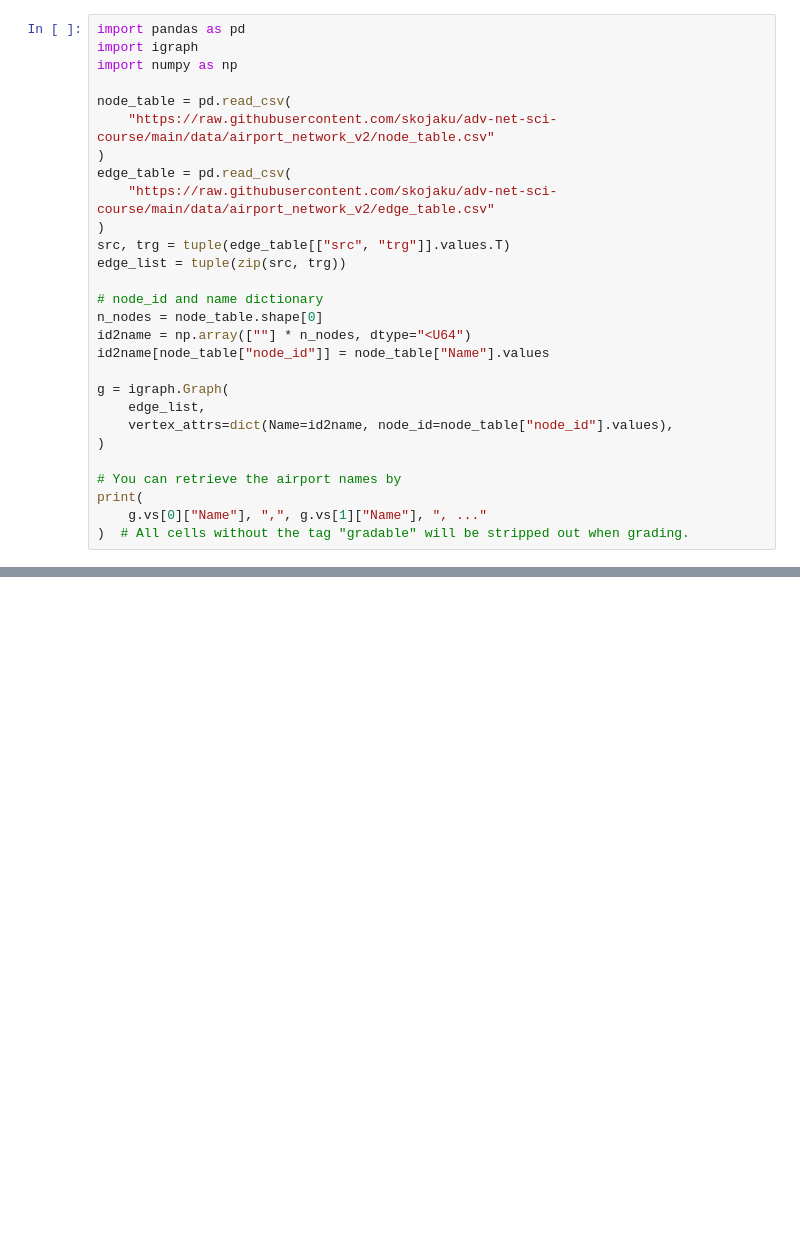
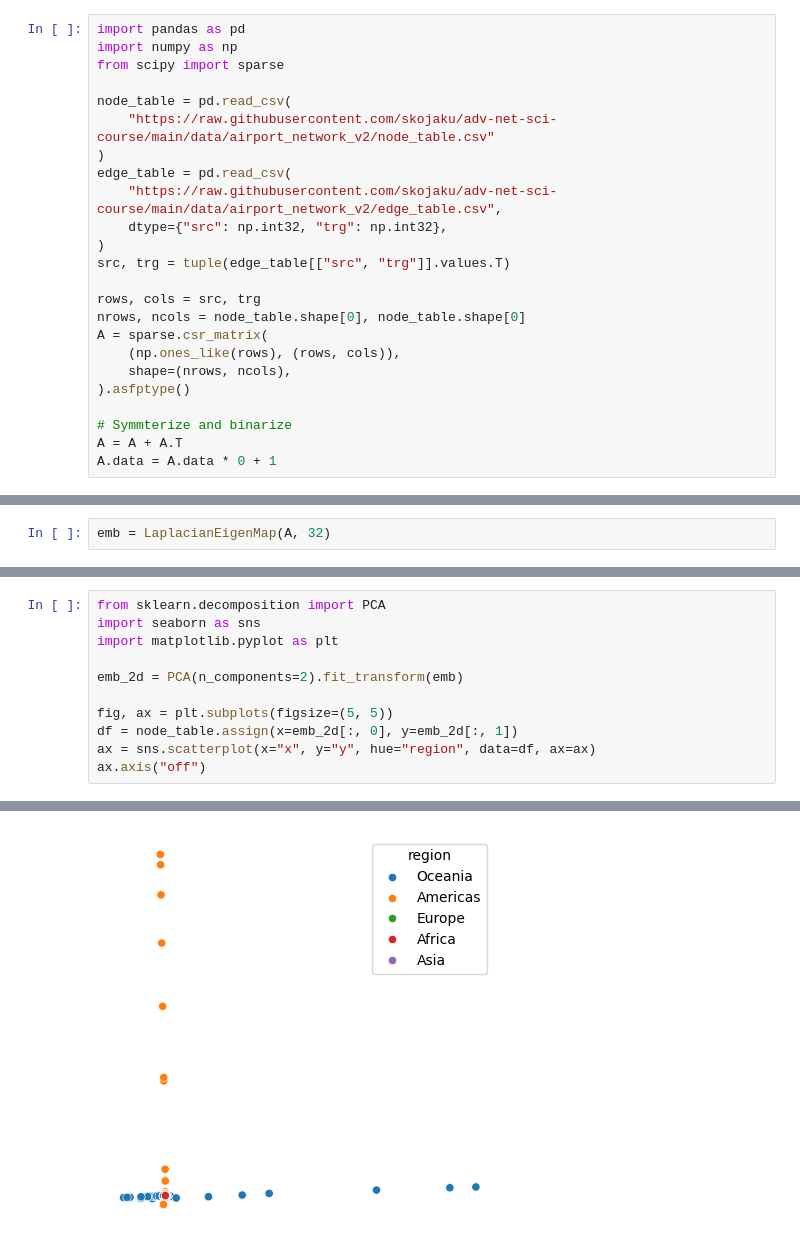
Before and after one commit to sk-classroom/adv-net-sci-centrality, a Jupyter notebook: assignment/assignment.ipynb, the cells around one changed output, grey strips where cells are left out. Drawn from its saved outputs; the diff is of its cells as text; blank space fills up the shorter version.

```diff
--- a/assignment/assignment.ipynb
+++ b/assignment/assignment.ipynb
@@ -27,28 +27,24 @@ Do's:
 # %%
 import pandas as pd
-import igraph
 import numpy as np
+from scipy import sparse
 
 node_table = pd.read_csv(
     "https://raw.githubusercontent.com/skojaku/adv-net-sci-course/main/data/airport_network_v2/node_table.csv"
 )
 edge_table = pd.read_csv(
-    "https://raw.githubusercontent.com/skojaku/adv-net-sci-course/main/data/airport_network_v2/edge_table.csv"
+    "https://raw.githubusercontent.com/skojaku/adv-net-sci-course/main/data/airport_network_v2/edge_table.csv",
+    dtype={"src": np.int32, "trg": np.int32},
 )
 src, trg = tuple(edge_table[["src", "trg"]].values.T)
-edge_list = tuple(zip(src, trg))
 
-# node_id and name dictionary
-n_nodes = node_table.shape[0]
-id2name = np.array([""] * n_nodes, dtype="<U64")
-id2name[node_table["node_id"]] = node_table["Name"].values
+rows, cols = src, trg
+nrows, ncols = node_table.shape[0], node_table.shape[0]
+A = sparse.csr_matrix(
+    (np.ones_like(rows), (rows, cols)),
+    shape=(nrows, ncols),
+).asfptype()
 
-g = igraph.Graph(
-    edge_list,
-    vertex_attrs=dict(Name=id2name, node_id=node_table["node_id"].values),
-)
-
-# You can retrieve the airport names by
-print(
-    g.vs[0]["Name"], ",", g.vs[1]["Name"], ", ..."
-)  # All cells without the tag "gradable" will be stripped out when grading.
+# Symmterize and binarize
+A = A + A.T
+A.data = A.data * 0 + 1
@@ -293,0 +194,2 @@ sns.despine()
+# %%
+emb = LaplacianEigenMap(A, 32)
@@ -293,0 +198,12 @@ sns.despine()
+# %%
+from sklearn.decomposition import PCA
+import seaborn as sns
+import matplotlib.pyplot as plt
+
+emb_2d = PCA(n_components=2).fit_transform(emb)
+
+fig, ax = plt.subplots(figsize=(5, 5))
+df = node_table.assign(x=emb_2d[:, 0], y=emb_2d[:, 1])
+ax = sns.scatterplot(x="x", y="y", hue="region", data=df, ax=ax)
+ax.axis("off")
+# %% [output]
@@ -293,0 +214 @@ sns.despine()
+[figure, added]
```
Also changed, not shown: parts of 28 cells of this notebook.
